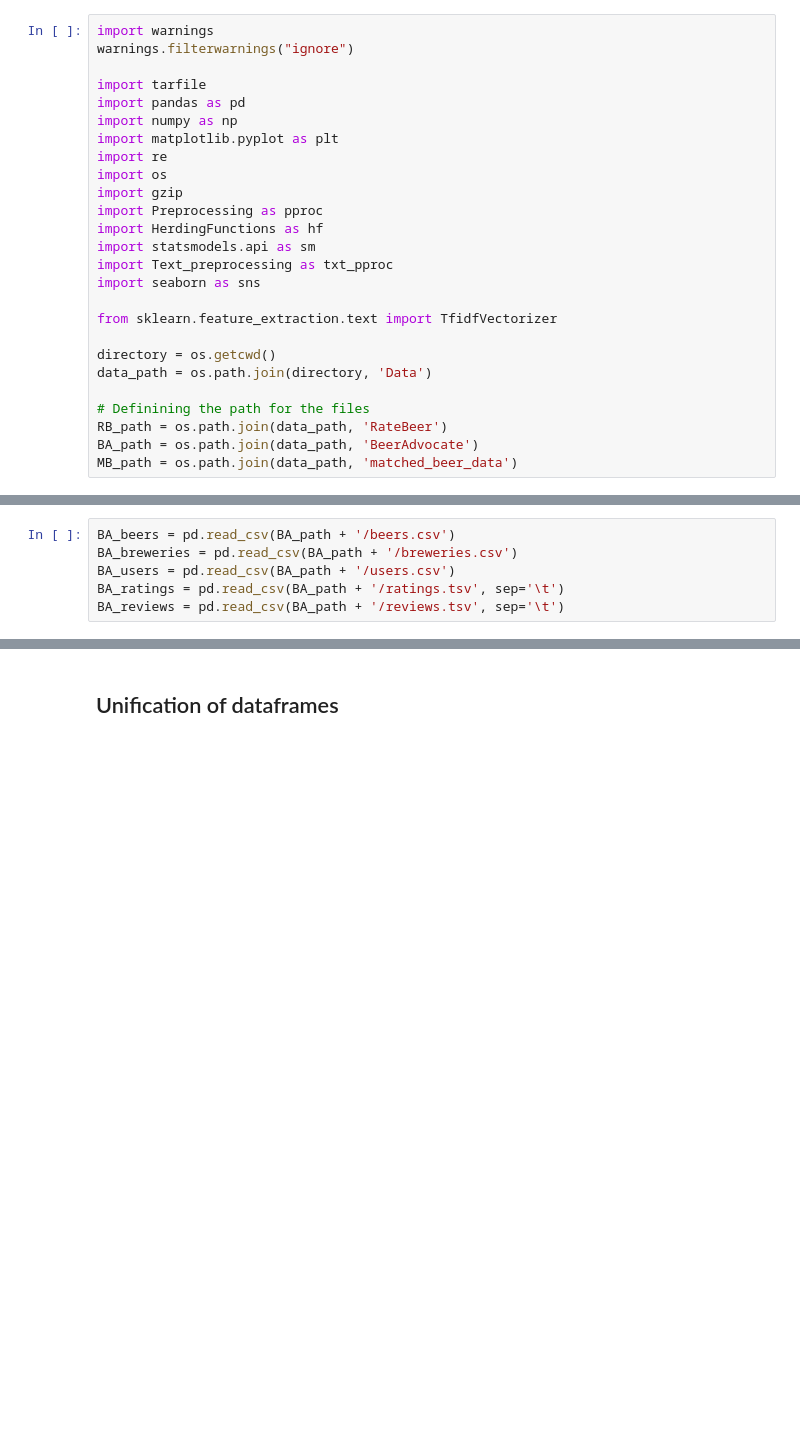
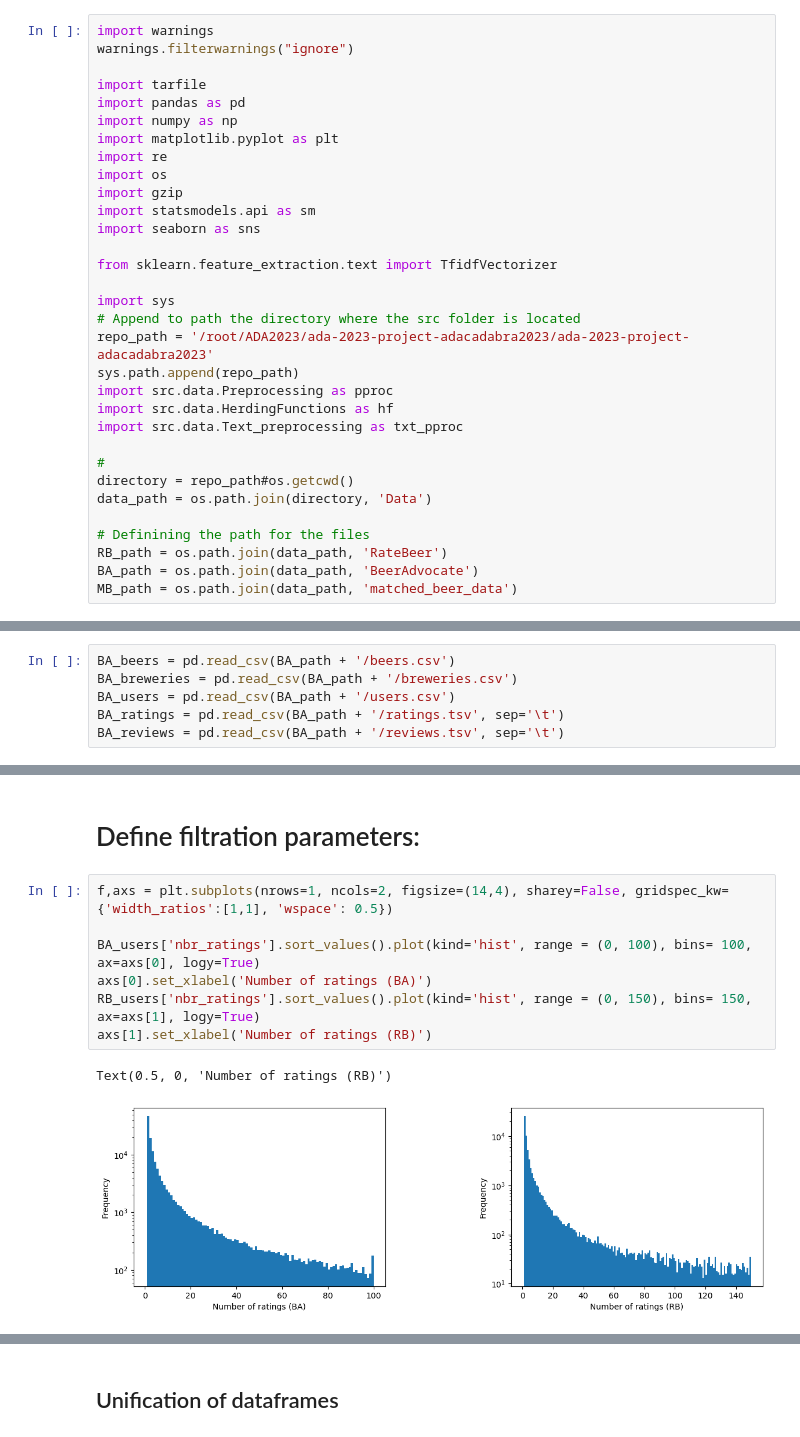
Before and after one commit to epfl-ada/ada-2023-project-adacadabra2023, a Jupyter notebook: notebooks/Milestone2.ipynb, the cells around one changed output, grey strips where cells are left out. Cells and saved outputs as stored; diff of their text form; blank space fills up the shorter version.

Commit message:
Added filtering and preproc script

```diff
--- a/notebooks/Milestone2.ipynb
+++ b/notebooks/Milestone2.ipynb
@@ -11,15 +11,21 @@ import matplotlib.pyplot as plt
 import re
 import os
 import gzip
-import Preprocessing as pproc
-import HerdingFunctions as hf
 import statsmodels.api as sm
-import Text_preprocessing as txt_pproc
 import seaborn as sns
 
 from sklearn.feature_extraction.text import TfidfVectorizer
 
-directory = os.getcwd()
+import sys
+# Append to path the directory where the src folder is located
+repo_path = '/root/ADA2023/ada-2023-project-adacadabra2023/ada-2023-project-adacadabra2023'
+sys.path.append(repo_path)
+import src.data.Preprocessing as pproc
+import src.data.HerdingFunctions as hf
+import src.data.Text_preprocessing as txt_pproc
+
+#
+directory = repo_path#os.getcwd()
 data_path = os.path.join(directory, 'Data')
 
 # Definining the path for the files
@@ -90,0 +79,12 @@ RB_ratings
+# %% [markdown]
+# Define filtration parameters:
+# %%
+f,axs = plt.subplots(nrows=1, ncols=2, figsize=(14,4), sharey=False, gridspec_kw={'width_ratios':[1,1], 'wspace': 0.5})
+
+BA_users['nbr_ratings'].sort_values().plot(kind='hist', range = (0, 100), bins= 100, ax=axs[0], logy=True)
+axs[0].set_xlabel('Number of ratings (BA)')
+RB_users['nbr_ratings'].sort_values().plot(kind='hist', range = (0, 150), bins= 150, ax=axs[1], logy=True)
+axs[1].set_xlabel('Number of ratings (RB)')
+# %% [output]
+Text(0.5, 0, 'Number of ratings (RB)')
+[figure, added]
```
Also changed, not shown: parts of 3 cells of this notebook, 4 other files.
